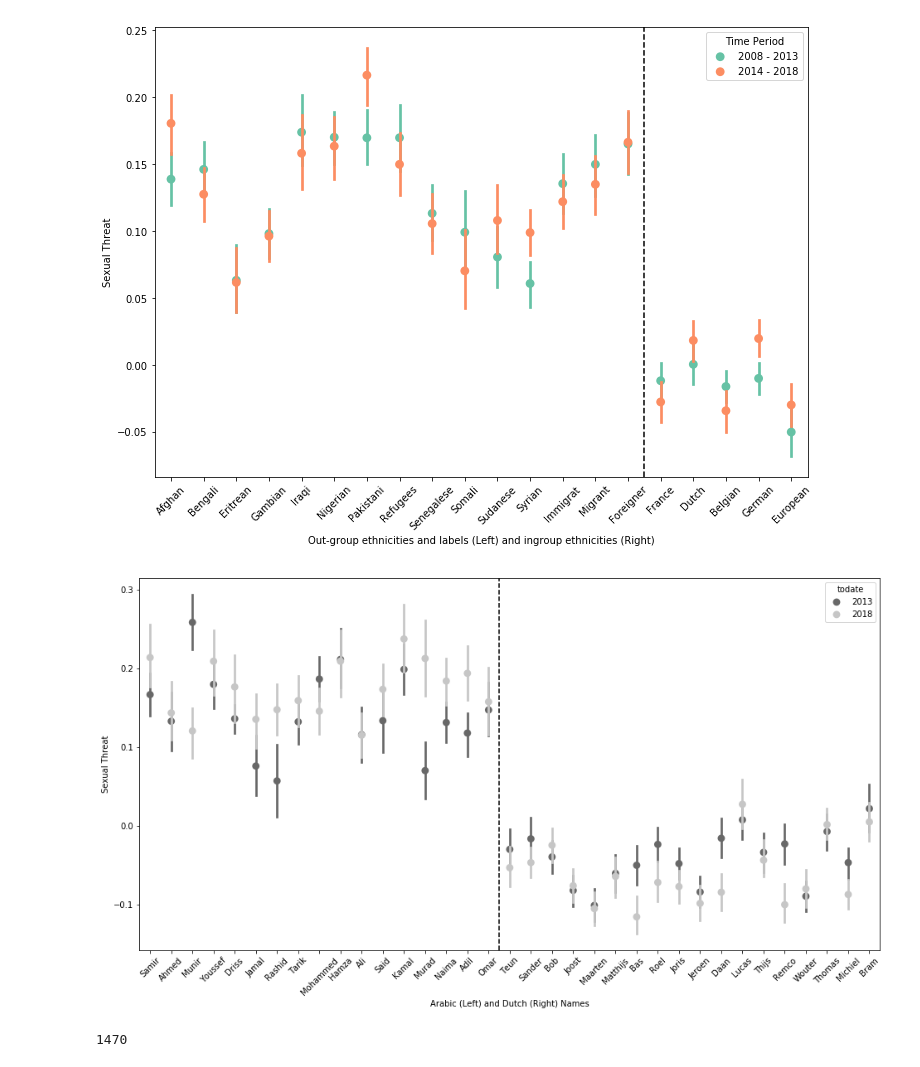
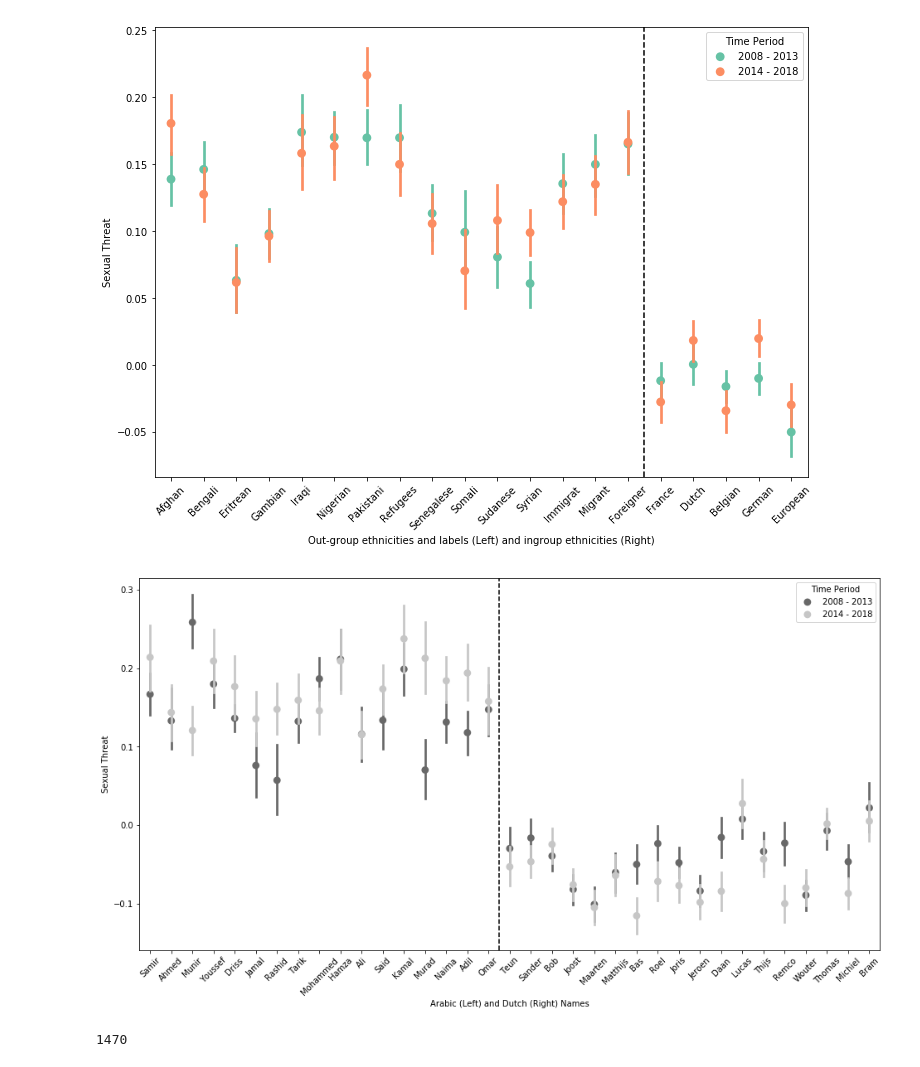
Before and after one commit to annekroon/media-sexual-assault-minorities, a Jupyter notebook: get_results.ipynb, the cells around one changed output. Drawn from its saved outputs; the diff is of its cells as text; code cells hidden in the pictures.

```diff
--- a/get_results.ipynb
+++ b/get_results.ipynb
@@ -167,7 +253,7 @@ order_ =["Afghan",
 "European" ]
 
 #sns.boxplot(x="target", y="word2vec_score", data=ref_neg, palette="Set1")
-a = sns.pointplot(x="target", y="word2vec_score", hue='Time Period', join=False, data=result[result['types'] == 'group'], order = order_ ,   palette="Set2", height=20)
+a = sns.pointplot(x="target", y="word2vec_score", hue='Time Period', join=False, data=result[result['types'] == 'group'], order = order_ , height=20)
 a.set(xlabel='Out-group ethnicities and labels (Left) and ingroup ethnicities (Right)', ylabel='Sexual Threat')
 
 plt.axvline(14.5, 0, 1.2, color='k', linestyle='--')
@@ -225,28 +311,28 @@ for item in a.get_xticklabels():
 # %%
 import seaborn as sns
 from matplotlib import pyplot as plt
 from matplotlib import pyplot
 
 a4_dims = (16, 8.27)
 fig, ax = pyplot.subplots(figsize=a4_dims)
 
 seq_col_brew = sns.color_palette("Greys_r", 2)
 sns.set_palette(seq_col_brew)
 # Just switch x and y
 
 #sns.boxplot(x="target", y="word2vec_score", data=ref_neg, palette="Set1")
 a = sns.pointplot(x="target", y="word2vec_score",
-                  hue='todate', join=False,
-                  data=agg_df_neg[agg_df_neg['types'] == 'names'], height=20)
+                  hue='Time Period', join=False,
+                  data=result[result['types'] == 'names'], height=20)
 
 a.set(xlabel='Arabic (Left) and Dutch (Right) Names', ylabel='Sexual Threat')
 
 plt.axvline(16.5, 0, 1.2, color='k', linestyle='--')
 
 for item in a.get_xticklabels():
     item.set_rotation(45)
 # %% [output]
-[figure, old version]
+[figure, new version]
 # %%
 len(result[result['types'] == "names"])
 # %% [output]
```
Also changed, not shown: parts of 10 cells of this notebook, 7 other files.
